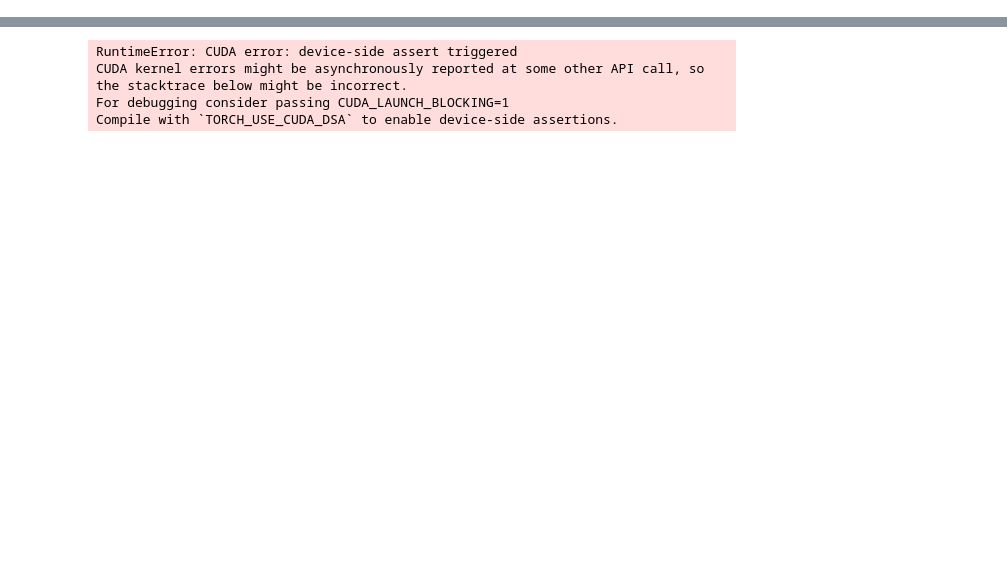
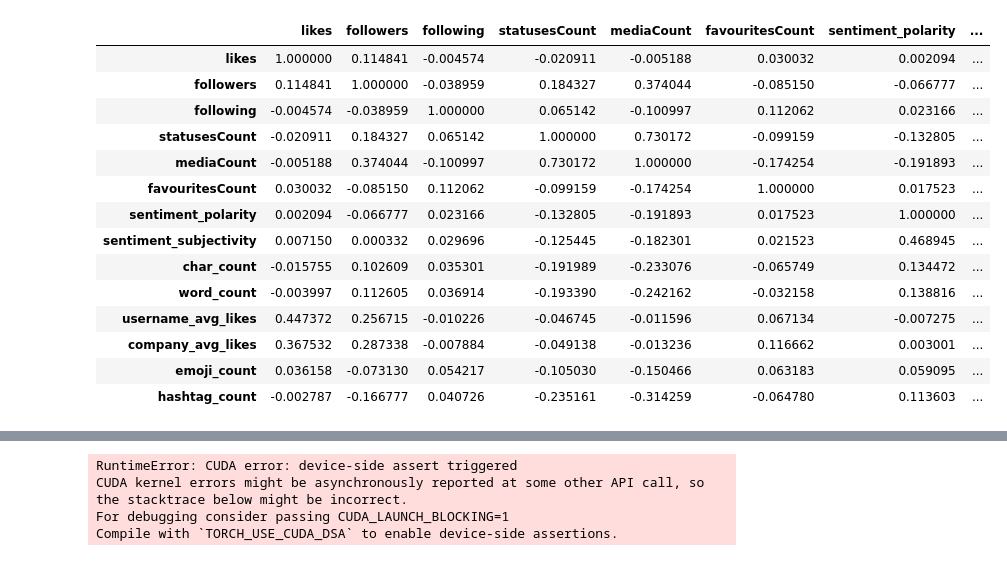
Before and after one commit to Swey17/AI_and_Dev_Swayam_Pandey_CSoT, a Jupyter notebook: features_and_training.ipynb, the cells around one changed output, grey strips where cells are left out. Cells and saved outputs as stored; diff of their text form; code cells hidden in the pictures; blank space fills up the shorter version.

```diff
--- a/features_and_training.ipynb
+++ b/features_and_training.ipynb
@@ -42,3 +67,11 @@ df['char_count'] = df['content'].str.len()
+# %%
+import emoji
+
+def count_emojis(text):
+    return sum(1 for char in text if char in emoji.EMOJI_DATA)
+
+df['emoji_count'] = df['content'].apply(lambda x: count_emojis(x))
+df['hashtag_count'] = df['content'].str.count(r'#\w+')
 # %%
 # Sentiment analysis using TextBlob, adding polarity and subjectivity as features
 
@@ -60,0 +144,6 @@ df['sentiment_polarity'], df['sentiment_subjectivity'] = analyze_sentiments(df['
+# %%
+if df.shape[1]<30: # so that duplicate we do not merge again by mistake and duplicate columns are made
+    # (after merging number of columns will be 30)
+    df = pd.merge(df, usernames_data, left_on='username', right_on='userName', how='left')
+print(df.info())
+display(df.isnull().sum())
@@ -61,3 +185,6 @@ df['sentiment_polarity'], df['sentiment_subjectivity'] = analyze_sentiments(df['
+# %%
+df['username_avg_likes'] = df.groupby('username')['likes'].transform('mean')
+df['company_avg_likes'] = df.groupby('inferred company')['likes'].transform('mean')
 # %%
 df.info()
 display(df.isnull().sum())
@@ -173,0 +236,46 @@ print("RMSE:", rmse)
+# %%
+import pandas as pd
+import numpy as np
+import matplotlib.pyplot as plt
+#import seaborn as sns
+
+# computing the correlation matrix
+corr_matrix = df[['likes',
+    'followers',
+    'following',
+    'statusesCount',
+    'mediaCount',
+    'favouritesCount',
+    'sentiment_polarity',
+    'sentiment_subjectivity',
+    'char_count',
+    'word_count',
+    'username_avg_likes',
+    'company_avg_likes',
+    'emoji_count',
+    'hashtag_count']].corr()
+
+display(corr_matrix)
+
+# plotting heatmap
+# plt.figure(figsize=(8, 6))
+# sns.heatmap(corr_matrix, annot=True, cmap='coolwarm', center=0, fmt=".2f")
+# plt.title('Correlation Matrix Heatmap')
+# plt.tight_layout()
+# plt.show()
+# %% [output]
+|  | likes | followers | following | statusesCount | mediaCount | favouritesCount | sentiment_polarity | ... |
+| likes | 1.000000 | 0.114841 | -0.004574 | -0.020911 | -0.005188 | 0.030032 | 0.002094 | ... |
+| followers | 0.114841 | 1.000000 | -0.038959 | 0.184327 | 0.374044 | -0.085150 | -0.066777 | ... |
+| following | -0.004574 | -0.038959 | 1.000000 | 0.065142 | -0.100997 | 0.112062 | 0.023166 | ... |
+| statusesCount | -0.020911 | 0.184327 | 0.065142 | 1.000000 | 0.730172 | -0.099159 | -0.132805 | ... |
+| mediaCount | -0.005188 | 0.374044 | -0.100997 | 0.730172 | 1.000000 | -0.174254 | -0.191893 | ... |
+| favouritesCount | 0.030032 | -0.085150 | 0.112062 | -0.099159 | -0.174254 | 1.000000 | 0.017523 | ... |
+| sentiment_polarity | 0.002094 | -0.066777 | 0.023166 | -0.132805 | -0.191893 | 0.017523 | 1.000000 | ... |
+| sentiment_subjectivity | 0.007150 | 0.000332 | 0.029696 | -0.125445 | -0.182301 | 0.021523 | 0.468945 | ... |
+| char_count | -0.015755 | 0.102609 | 0.035301 | -0.191989 | -0.233076 | -0.065749 | 0.134472 | ... |
+| word_count | -0.003997 | 0.112605 | 0.036914 | -0.193390 | -0.242162 | -0.032158 | 0.138816 | ... |
+| username_avg_likes | 0.447372 | 0.256715 | -0.010226 | -0.046745 | -0.011596 | 0.067134 | -0.007275 | ... |
+| company_avg_likes | 0.367532 | 0.287338 | -0.007884 | -0.049138 | -0.013236 | 0.116662 | 0.003001 | ... |
+| emoji_count | 0.036158 | -0.073130 | 0.054217 | -0.105030 | -0.150466 | 0.063183 | 0.059095 | ... |
+| hashtag_count | -0.002787 | -0.166777 | 0.040726 | -0.235161 | -0.314259 | -0.064780 | 0.113603 | ... |
```
Also changed, not shown: parts of 40 cells of this notebook, 13 other files.
